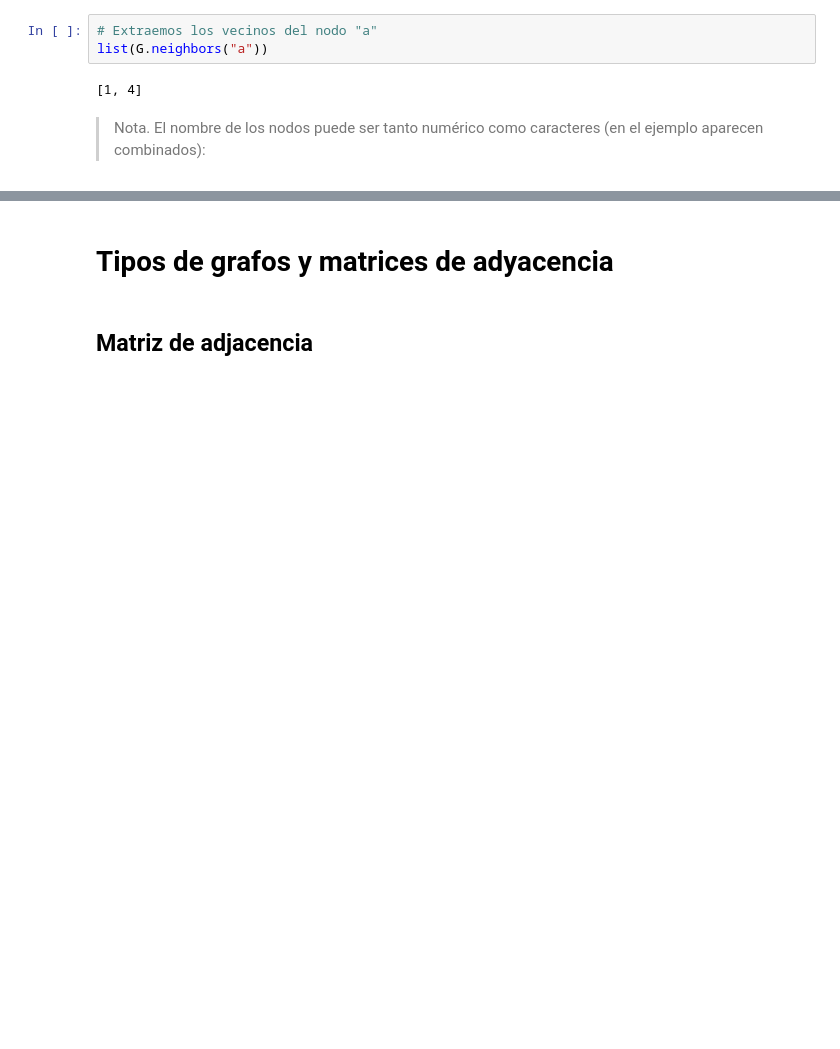
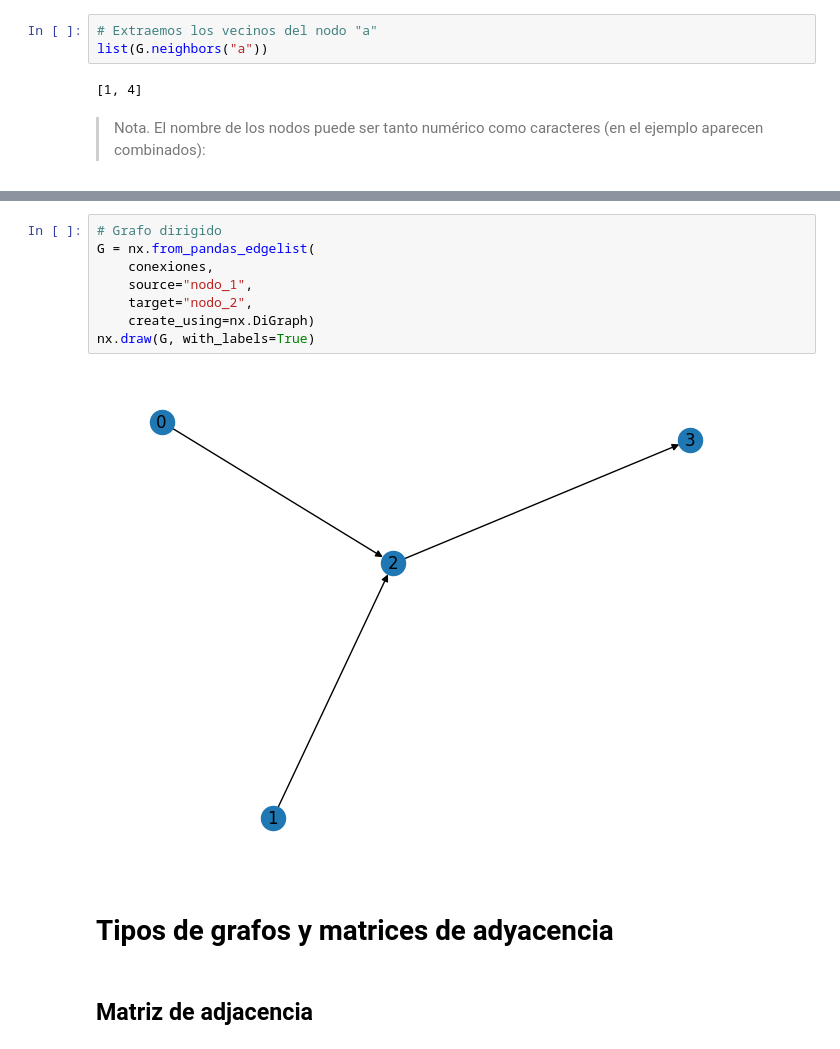
Before and after one commit to FernandoCarazoMelo/network-science, a Jupyter notebook: notebooks/01_FC_network-intro.ipynb, the cells around one changed output, grey strips where cells are left out. Drawn from its saved outputs; the diff is of its cells as text; blank space fills up the shorter version.

```diff
--- a/notebooks/01_FC_network-intro.ipynb
+++ b/notebooks/01_FC_network-intro.ipynb
@@ -86,3 +122,13 @@ list(G.neighbors("a"))
+# %%
+# Grafo dirigido
+G = nx.from_pandas_edgelist(
+    conexiones,
+    source="nodo_1",
+    target="nodo_2",
+    create_using=nx.DiGraph)
+nx.draw(G, with_labels=True)
+# %% [output]
+[figure, added]
 # %% [markdown]
 # Tipos de grafos y matrices de adyacencia
 # %% [markdown]
```
Also changed, not shown: parts of 10 cells of this notebook.
